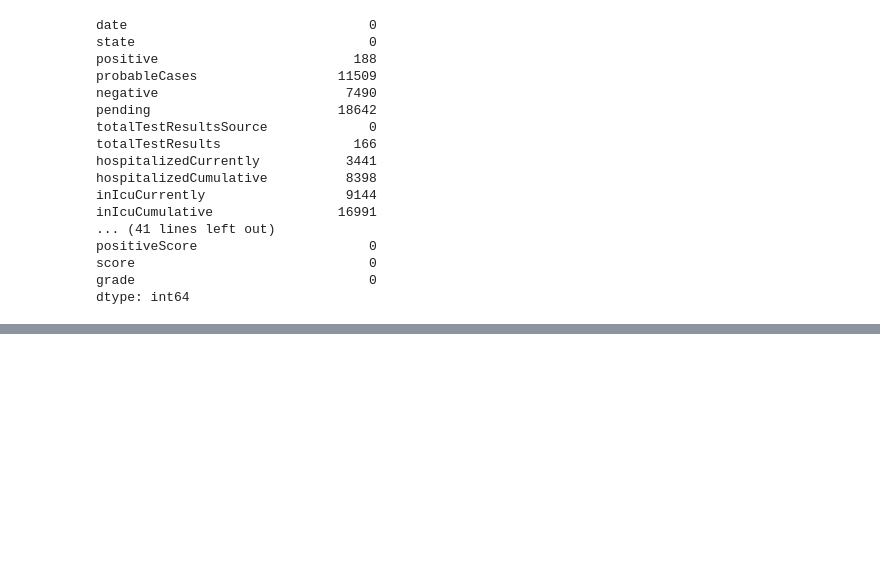
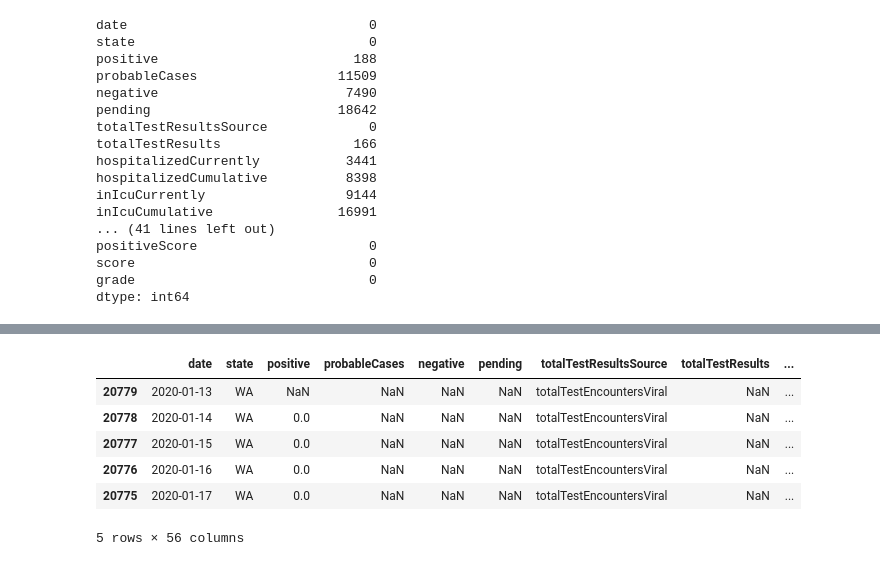
Before and after one commit to AI-School-F5-P2/proyecto_Datathon_equipo_5, a Jupyter notebook: main.ipynb, the cells around one changed output, grey strips where cells are left out. Saved outputs shown, nothing was run; the diff lists cells and outputs as text; code cells hidden in the pictures; blank space fills up the shorter version.

```diff
--- a/main.ipynb
+++ b/main.ipynb
@@ -69,0 +177,10 @@ dtype: int64
+# %%
+df.head()
+# %% [output]
+|  | date | state | positive | probableCases | negative | pending | totalTestResultsSource | totalTestResults | ... |
+| 20779 | 2020-01-13 | WA | NaN | NaN | NaN | NaN | totalTestEncountersViral | NaN | ... |
+| 20778 | 2020-01-14 | WA | 0.0 | NaN | NaN | NaN | totalTestEncountersViral | NaN | ... |
+| 20777 | 2020-01-15 | WA | 0.0 | NaN | NaN | NaN | totalTestEncountersViral | NaN | ... |
+| 20776 | 2020-01-16 | WA | 0.0 | NaN | NaN | NaN | totalTestEncountersViral | NaN | ... |
+| 20775 | 2020-01-17 | WA | 0.0 | NaN | NaN | NaN | totalTestEncountersViral | NaN | ... |
+5 rows × 56 columns
```
Also changed, not shown: parts of 20 cells of this notebook.
